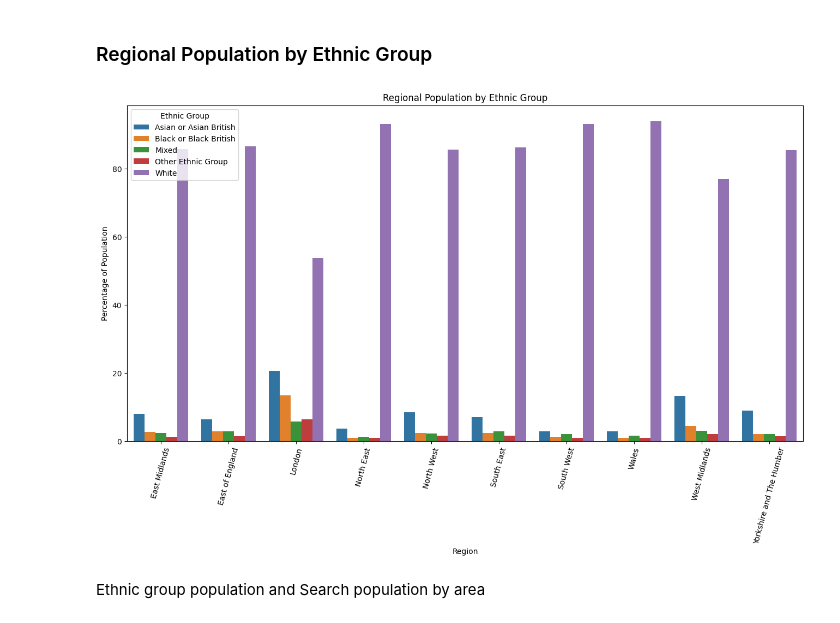
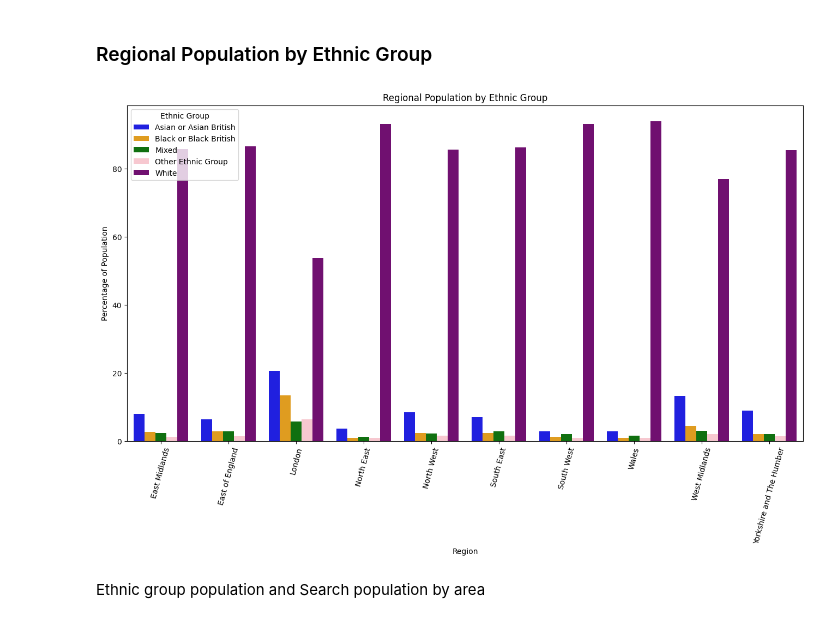
Before and after one commit to elliecheshire/Stop_and_Search, a Jupyter notebook: Stop_Search_analysis.ipynb, the cells around one changed output. Saved outputs shown, nothing was run; the diff lists cells and outputs as text; code cells hidden in the pictures.

```diff
--- a/Stop_Search_analysis.ipynb
+++ b/Stop_Search_analysis.ipynb
@@ -227,21 +228,30 @@ ValueError: Per-column arrays must each be 1-dimensional
 # %% [markdown]
 ### Regional Population by Ethnic Group
 # %%
+custom_palette = {'White':'Purple',
+                  'Asian or Asian British':'Blue',
+                  'Black or Black British':'Orange',
+                  'Mixed':'Green',
+                  'Other Ethnic Group':'Pink',
+                  }
+
 import seaborn as sns
 plt.figure(figsize=(16,8))
 sns.barplot(
     data = regional_ethnicity,
     x='region',
     y='population_percentage',
-    hue='ethnic_group'
+    hue='ethnic_group',
+    palette=custom_palette
 )
+
 plt.title('Regional Population by Ethnic Group')
 plt.xlabel('Region')
 plt.ylabel('Percentage of Population')
 plt.legend(title='Ethnic Group')
 plt.xticks(rotation=75)
 plt.show()
 # %% [output]
-[figure, old version]
+[figure, new version]
 # %% [markdown]
 Ethnic group population and Search population by area
```
Also changed, not shown: parts of 4 cells of this notebook.
